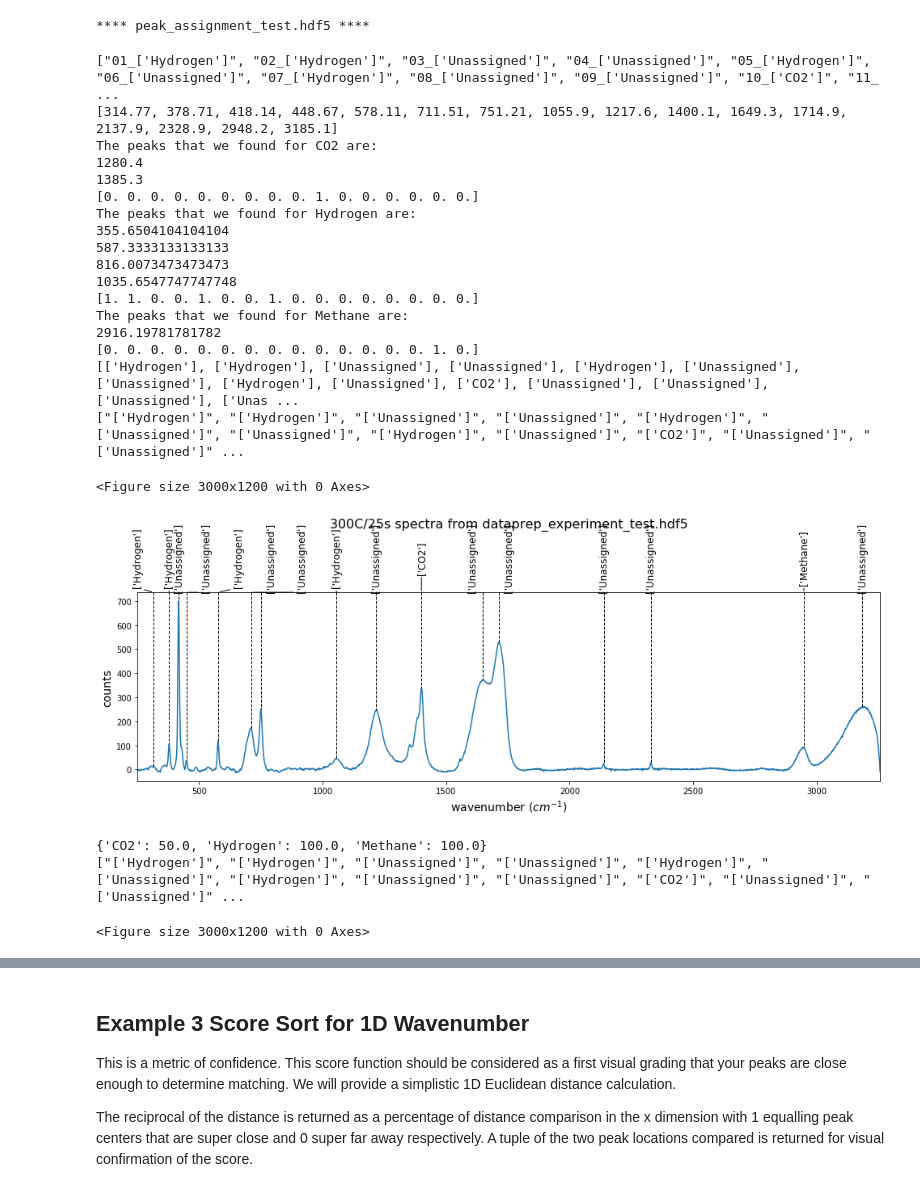
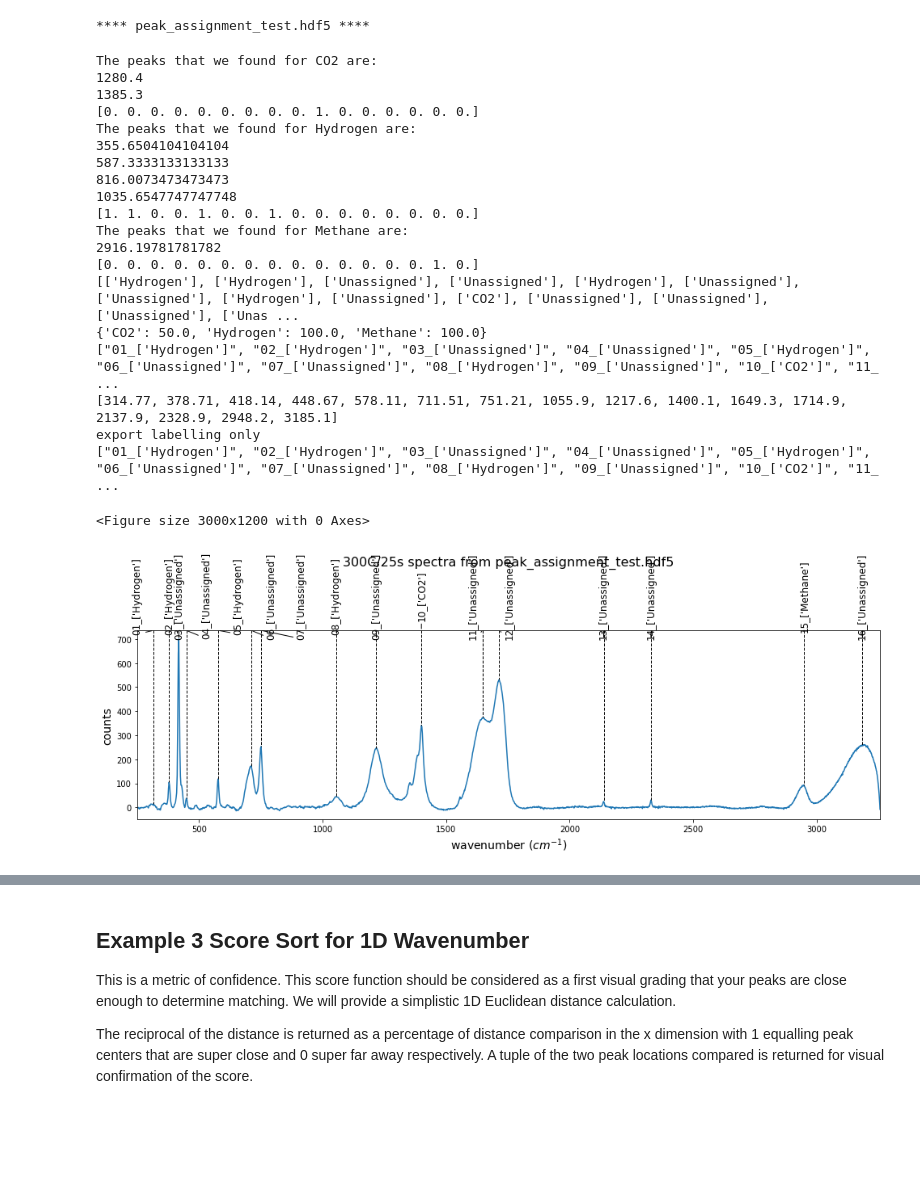
Before and after one commit to raman-noodles/raman-spectra-decomp-analysis, a Jupyter notebook: examples/peakidentify_update_dev.ipynb, the cells around one changed output, grey strips where cells are left out. Saved outputs shown, nothing was run; the diff lists cells and outputs as text; code cells hidden in the pictures; blank space fills up the shorter version.

Commit message:
need to write unit tests for all of the wrapper

```diff
--- a/examples/peakidentify_update_dev.ipynb
+++ b/examples/peakidentify_update_dev.ipynb
@@ -793,10 +777,10 @@ def peak_assignment(unknownhdf5_filename, temp, time, knownhdf5_filename,
         raise TypeError('`knownhdf5_filename` is not type = .hdf5! Instead, it is: '
                         + knownhdf5_filename.split('/')[-1].split('.')[-1])
     if not isinstance(temp, int):
-        raise TypeError('Passed value of `temp` is not a string! Instead, it is: '
+        raise TypeError('Passed value of `temp` is not a int! Instead, it is: '
                         + str(type(temp)))
     if not isinstance(time, int):
-        raise TypeError('Passed value of `time` is not a string! Instead, it is: '
+        raise TypeError('Passed value of `time` is not a int! Instead, it is: '
                         + str(type(time)))
 
 
@@ -869,20 +853,27 @@ def peak_assignment(unknownhdf5_filename, temp, time, knownhdf5_filename,
                                                         assignment_matrix,
                                                         knownhdf5_filename)
     print(unknown_peak_assignments)
-
+    peak_labels=[]
+    for i, _ in enumerate(unknown_peak_assignments):
+            peak_labels.append(str(unknown_peak_assignments[i]))
     if plot:
         plotting_peak_assignments(unknown_x, unknown_y, unknown_peaks,
                                   unknown_peak_assignments,
                                   unknownhdf5_filename,
-                                  knownhdf5_filename)
+                                  knownhdf5_filename, temp, time, peak_labels, exportlabelinput = False)
 
     percentages = percentage_of_peaks_found(known_peaks[len(known_compound_list)-1],
                                             assignment_matrix,
                                             knownhdf5_filename)
     print(percentages)
 
+
+
+
     knhdf5.close()
     unhdf5.close()
+    return unknown_x, unknown_y, unknown_peaks, unknown_peak_assignments, temp, time, percentages
+
 
 def compare_unknown_to_known(unknown_peaks, known_peaks, precision):
     """This function takes in peak positions for the spectrum to be
@@ -1042,7 +1033,7 @@ def percentage_of_peaks_found(known_peaks, association_matrix, knownhdf5_filenam
 
 
 def plotting_peak_assignments(unknown_x, unknown_y, unknown_peaks, unknown_peak_assignments,
-                              unknownhdf5_filename, knownhdf5_filename):
+                              unknownhdf5_filename, knownhdf5_filename, temp, time, peak_labels, exportlabelinput = True):
     """This function plots a set of unknown peaks, and plots the assigned classification given by
     the functions within peakassignment"""
 
@@ -1101,9 +1092,12 @@ def plotting_peak_assignments(unknown_x, unknown_y, unknown_peaks, unknown_peak_
     y_data = list(unhdf5['{}/{}/counts'.format(str(temp)+'C', str(time)+'s')])
     fig = plt.figure(figsize=(10, 4), dpi=300)
 #     plt.plot(unknown_x, unknown_y, color='black', label='Unknown Spectrum')
-    peak_labels=[]
-    for i, _ in enumerate(unknown_peak_assignments):
-            peak_labels.append(str(unknown_peak_assignments[i]))
+    if exportlabelinput:
+        print('export labelling only')
+    else:
+        peak_labels=[]
+        for i, _ in enumerate(unknown_peak_assignments):
+                peak_labels.append(str(unknown_peak_assignments[i]))
     print(peak_labels)
     fig, ax = lineid_plot.plot_line_ids(x_data, y_data, unknown_peaks, peak_labels,
                                         box_axes_space=0.12, plot_kwargs={'linewidth':1}, max_iter=50)
@@ -1416,12 +1336,15 @@ unknown_peak_assignmentstest = peak_position_comparisons(
     known_peakstest,
     association_matrixtest,
     hdf5_calfilename)
+peak_labels=[]
+for i, _ in enumerate(unknown_peak_assignmentstest):
+        peak_labels.append(str(unknown_peak_assignmentstest[i]))
 plotting_peak_assignments(unknown_x,
                           unknown_y,
                           unknown_peakstest,
                           unknown_peak_assignmentstest,
                           hdf5_expfilename,
-                          hdf5_calfilename)
+                          hdf5_calfilename, temp, time, peak_labels, exportlabelinput = False )
 percentages = percentage_of_peaks_found(known_peakstest[len(known_compound_list)-1],
                                             association_matrixtest,
                                             hdf5_calfilename)
@@ -1461,8 +1384,7 @@ hdf5_calfilename = 'dataprep_calibration_test.hdf5' #update to hdf5_calfilename
 hdf5_expfilename = 'dataprep_experiment_test.hdf5'
 temp = 300
 time = 25
-peakassignments = peak_assignment(hdf5_expfilename, temp, time, hdf5_calfilename, 50)
-peakassignments
+unknown_x, unknown_y, unknown_peaks, unknown_peak_assignments, temp, time, percentages = peak_assignment(hdf5_expfilename, temp, time, hdf5_calfilename, 50)
 # %% [output]
 The peaks that we found for CO2 are:
 1280.4
@@ -1901,27 +1902,26 @@ def export_experiment(hdf5_expfilename, temp, time, newhdf5_expfilename, unknown
 #     return fit_result
 # %%
 newhdf5_expfilename = 'peak_assignment_test.hdf5'
-export_experiment(hdf5_expfilename, temp, time, newhdf5_expfilename, unknown_peakstest, unknown_peak_assignments_gamma, hdf5_calfilename, 50)
+export_experiment(hdf5_expfilename, temp, time, newhdf5_expfilename, unknown_x, unknown_y, unknown_peakstest, unknown_peak_assignmentstest, hdf5_calfilename, 50, '../ramandecompy/tests/test_files/FA_3.6wt__300C_25s.csv', extract = True, nouserinput = True,exportlabelinput = True, plot = True)
 # %% [output]
-["01_['Hydrogen']", "02_['Hydrogen']", "03_['Unassigned']", "04_['Unassigned']", "05_['Hydrogen']", "06_['Unassigned']", "07_['Hydrogen']", "08_['Unassigned']", "09_['Unassigned']", "10_['CO2']", "11_ ...
-[314.77, 378.71, 418.14, 448.67, 578.11, 711.51, 751.21, 1055.9, 1217.6, 1400.1, 1649.3, 1714.9, 2137.9, 2328.9, 2948.2, 3185.1]
 The peaks that we found for CO2 are:
 1280.4
 1385.3
 [0. 0. 0. 0. 0. 0. 0. 0. 0. 1. 0. 0. 0. 0. 0. 0.]
 The peaks that we found for Hydrogen are:
 355.6504104104104
 587.3333133133133
 816.0073473473473
 1035.6547747747748
 [1. 1. 0. 0. 1. 0. 0. 1. 0. 0. 0. 0. 0. 0. 0. 0.]
 The peaks that we found for Methane are:
 2916.19781781782
 [0. 0. 0. 0. 0. 0. 0. 0. 0. 0. 0. 0. 0. 0. 1. 0.]
 [['Hydrogen'], ['Hydrogen'], ['Unassigned'], ['Unassigned'], ['Hydrogen'], ['Unassigned'], ['Unassigned'], ['Hydrogen'], ['Unassigned'], ['CO2'], ['Unassigned'], ['Unassigned'], ['Unassigned'], ['Unas ...
-["['Hydrogen']", "['Hydrogen']", "['Unassigned']", "['Unassigned']", "['Hydrogen']", "['Unassigned']", "['Unassigned']", "['Hydrogen']", "['Unassigned']", "['CO2']", "['Unassigned']", "['Unassigned']" ...
+{'CO2': 50.0, 'Hydrogen': 100.0, 'Methane': 100.0}
+["01_['Hydrogen']", "02_['Hydrogen']", "03_['Unassigned']", "04_['Unassigned']", "05_['Hydrogen']", "06_['Unassigned']", "07_['Unassigned']", "08_['Hydrogen']", "09_['Unassigned']", "10_['CO2']", "11_ ...
+[314.77, 378.71, 418.14, 448.67, 578.11, 711.51, 751.21, 1055.9, 1217.6, 1400.1, 1649.3, 1714.9, 2137.9, 2328.9, 2948.2, 3185.1]
+export labelling only
+["01_['Hydrogen']", "02_['Hydrogen']", "03_['Unassigned']", "04_['Unassigned']", "05_['Hydrogen']", "06_['Unassigned']", "07_['Unassigned']", "08_['Hydrogen']", "09_['Unassigned']", "10_['CO2']", "11_ ...
 <Figure size 3000x1200 with 0 Axes>
-[figure, old version]
+[figure, new version]
-{'CO2': 50.0, 'Hydrogen': 100.0, 'Methane': 100.0}
-["['Hydrogen']", "['Hydrogen']", "['Unassigned']", "['Unassigned']", "['Hydrogen']", "['Unassigned']", "['Hydrogen']", "['Unassigned']", "['Unassigned']", "['CO2']", "['Unassigned']", "['Unassigned']" ...
-<Figure size 3000x1200 with 0 Axes>
```
Also changed, not shown: parts of 33 cells of this notebook.
